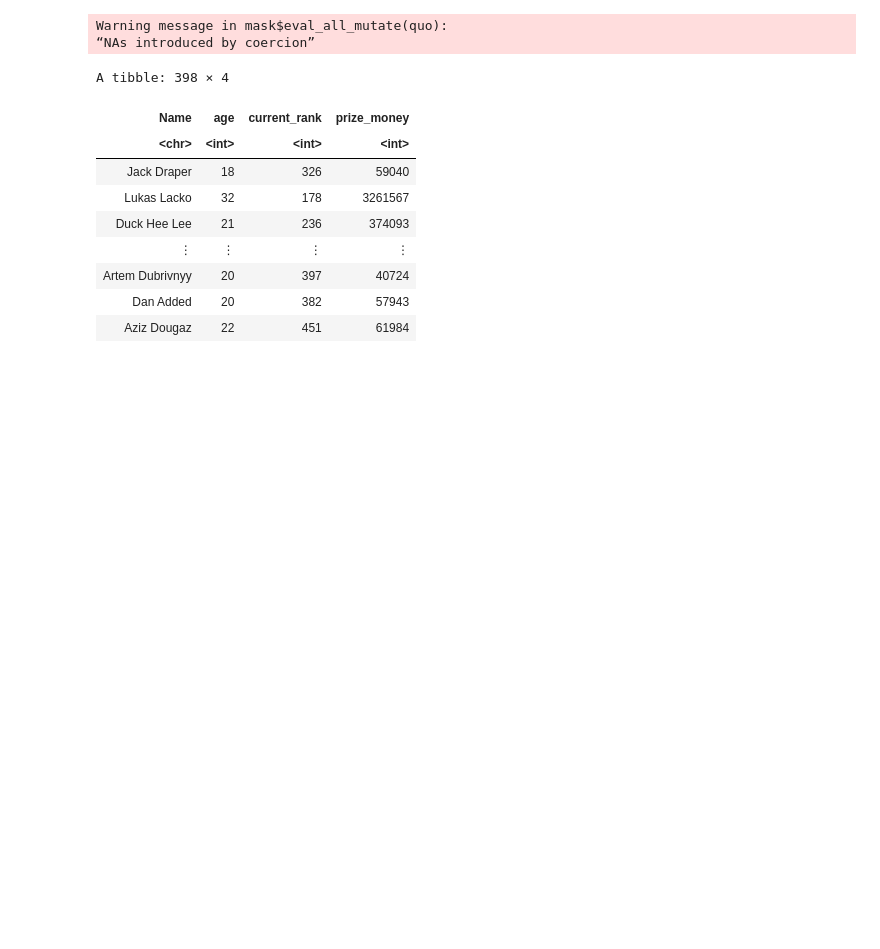
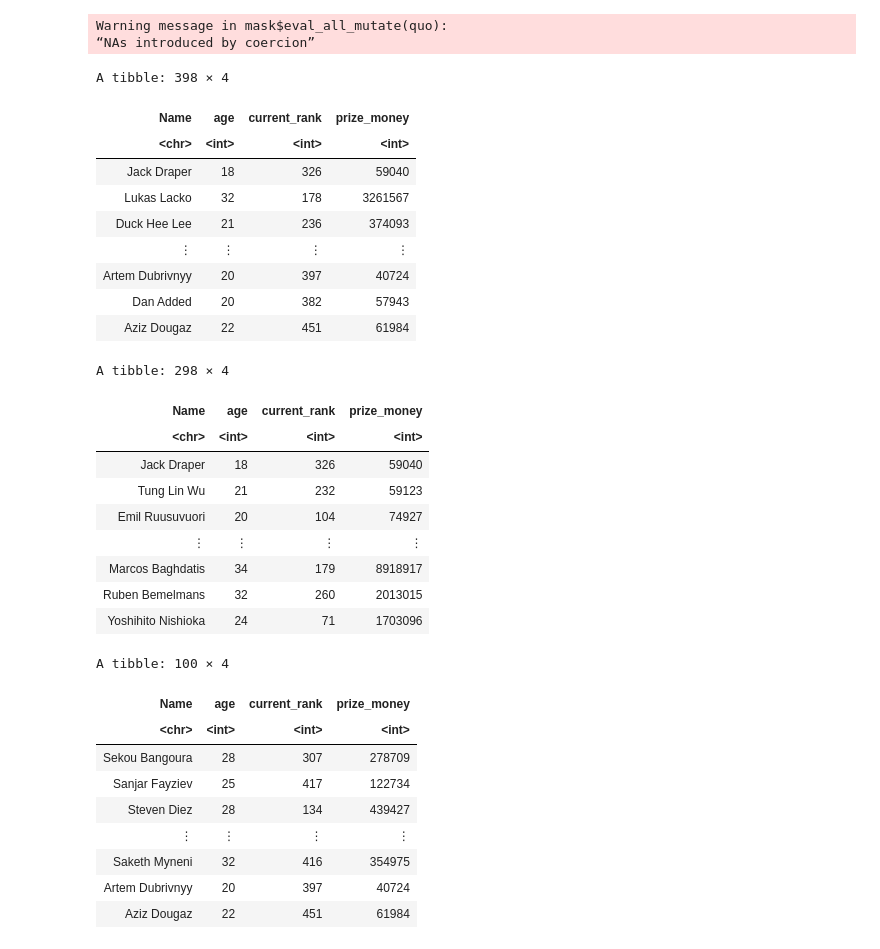
Before and after one commit to HaoyuYou/player_group_project, a Jupyter notebook: group_proposal.ipynb, the cells around one changed output. Drawn from its saved outputs; the diff is of its cells as text; code cells hidden in the pictures; blank space fills up the shorter version.

```diff
--- a/group_proposal.ipynb
+++ b/group_proposal.ipynb
@@ -102,3 +96,31 @@ A tibble: 398 × 4
 | Artem Dubrivnyy | 20 | 397 | 40724 |
 | Dan Added | 20 | 382 | 57943 |
 | Aziz Dougaz | 22 | 451 | 61984 |
+# %%
+player_split <- initial_split(player_data, prop = 0.75, strata = prize_money)
+player_training <- training(player_split)
+player_testing <- testing(player_split)
+
+player_training
+player_testing
+# %% [output]
+A tibble: 298 × 4
+| Name | age | current_rank | prize_money |
+| <chr> | <int> | <int> | <int> |
+| Jack Draper | 18 | 326 | 59040 |
+| Tung Lin Wu | 21 | 232 | 59123 |
+| Emil Ruusuvuori | 20 | 104 | 74927 |
+| ⋮ | ⋮ | ⋮ | ⋮ |
+| Marcos Baghdatis | 34 | 179 | 8918917 |
+| Ruben Bemelmans | 32 | 260 | 2013015 |
+| Yoshihito Nishioka | 24 | 71 | 1703096 |
+A tibble: 100 × 4
+| Name | age | current_rank | prize_money |
+| <chr> | <int> | <int> | <int> |
+| Sekou Bangoura | 28 | 307 | 278709 |
+| Sanjar Fayziev | 25 | 417 | 122734 |
+| Steven Diez | 28 | 134 | 439427 |
+| ⋮ | ⋮ | ⋮ | ⋮ |
+| Saketh Myneni | 32 | 416 | 354975 |
+| Artem Dubrivnyy | 20 | 397 | 40724 |
+| Aziz Dougaz | 22 | 451 | 61984 |
```
Also changed, not shown: parts of 13 cells of this notebook.
